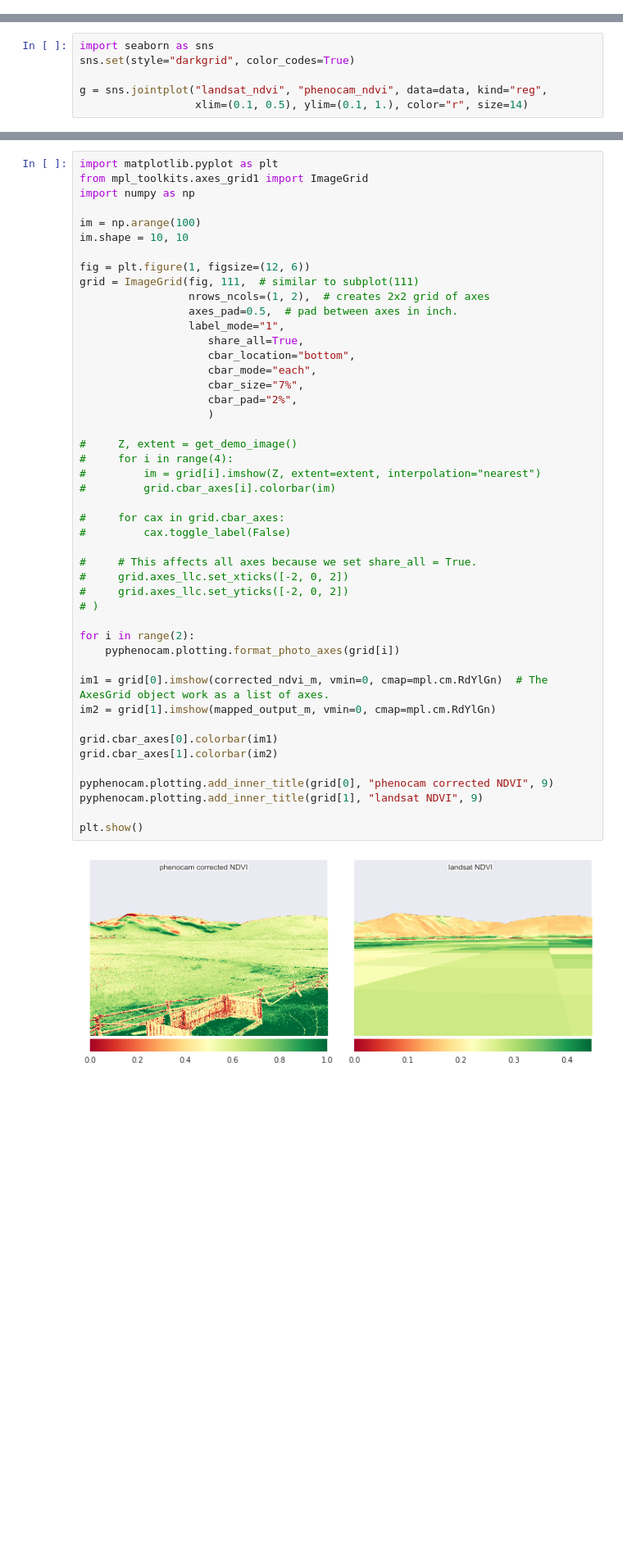
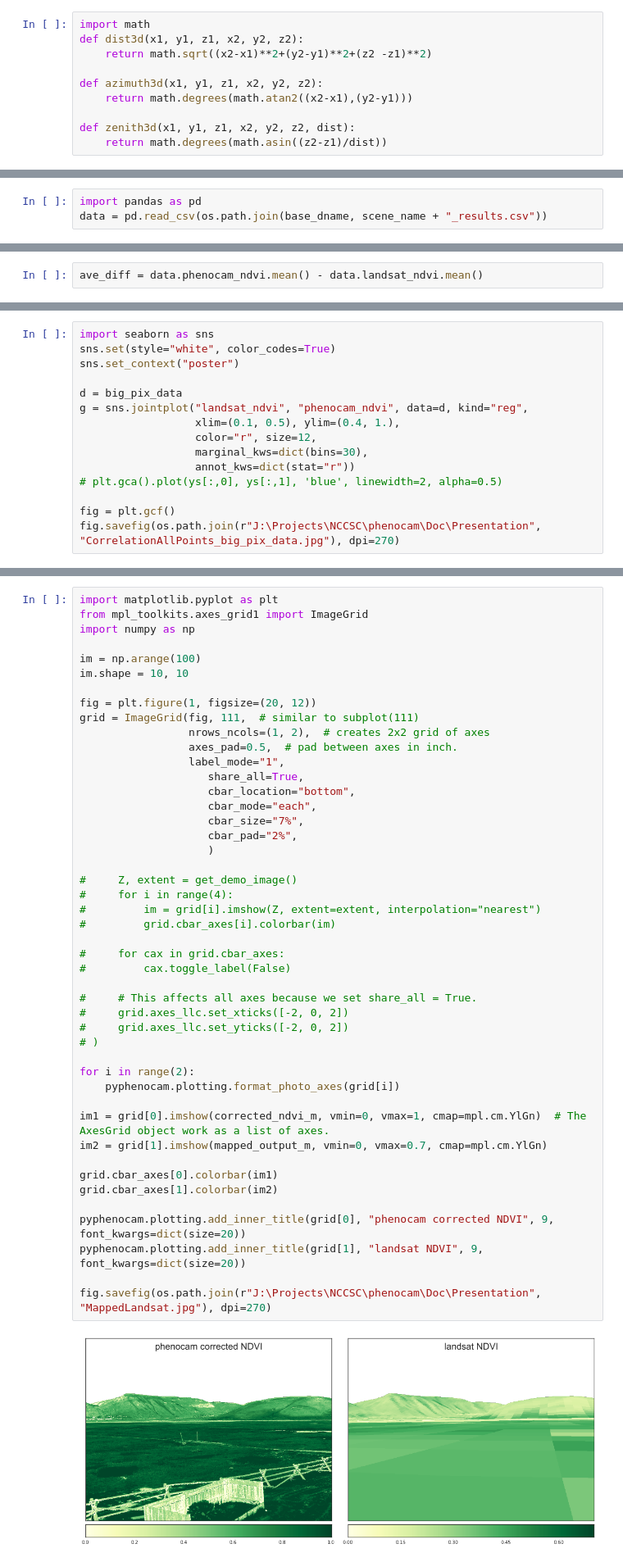
Before and after one commit to ColinTalbert/pyphenocam, a Jupyter notebook: notebooks/overlay_nationalelkrefuge/Aspect and Angle calculation.ipynb, the cells around one changed output, grey strips where cells are left out. Shown at 82% size. Saved outputs shown, nothing was run; the diff lists cells and outputs as text; blank space fills up the shorter version.

```diff
--- a/notebooks/overlay_nationalelkrefuge/Aspect and Angle calculation.ipynb
+++ b/notebooks/overlay_nationalelkrefuge/Aspect and Angle calculation.ipynb
@@ -490,0 +492,10 @@ def get_slope_aspect(col, row):
+# %%
+import math
+def dist3d(x1, y1, z1, x2, y2, z2):
+    return math.sqrt((x2-x1)**2+(y2-y1)**2+(z2 -z1)**2)
+
+def azimuth3d(x1, y1, z1, x2, y2, z2):
+    return math.degrees(math.atan2((x2-x1),(y2-y1)))
+
+def zenith3d(x1, y1, z1, x2, y2, z2, dist):
+    return math.degrees(math.asin((z2-z1)/dist))
@@ -546,0 +825,3 @@ data
+# %%
+import pandas as pd
+data = pd.read_csv(os.path.join(base_dname, scene_name + "_results.csv"))
@@ -546,0 +833,2 @@ data
+# %%
+ave_diff = data.phenocam_ndvi.mean() - data.landsat_ndvi.mean()
@@ -547,7 +959,16 @@ data
 # %%
 import seaborn as sns
-sns.set(style="darkgrid", color_codes=True)
+sns.set(style="white", color_codes=True)
+sns.set_context("poster")
 
-g = sns.jointplot("landsat_ndvi", "phenocam_ndvi", data=data, kind="reg",
-                  xlim=(0.1, 0.5), ylim=(0.1, 1.), color="r", size=14)
+d = big_pix_data
+g = sns.jointplot("landsat_ndvi", "phenocam_ndvi", data=d, kind="reg",
+                  xlim=(0.1, 0.5), ylim=(0.4, 1.),
+                  color="r", size=12,
+                  marginal_kws=dict(bins=30),
+                  annot_kws=dict(stat="r"))
+# plt.gca().plot(ys[:,0], ys[:,1], 'blue', linewidth=2, alpha=0.5)
+
+fig = plt.gcf()
+fig.savefig(os.path.join(r"J:\Projects\NCCSC\phenocam\Doc\Presentation", "CorrelationAllPoints_big_pix_data.jpg"), dpi=270)
 # %% [output]
@@ -563,43 +1015,43 @@ import numpy as np
 im = np.arange(100)
 im.shape = 10, 10
 
-fig = plt.figure(1, figsize=(12, 6))
+fig = plt.figure(1, figsize=(20, 12))
 grid = ImageGrid(fig, 111,  # similar to subplot(111)
                  nrows_ncols=(1, 2),  # creates 2x2 grid of axes
                  axes_pad=0.5,  # pad between axes in inch.
                  label_mode="1",
                     share_all=True,
                     cbar_location="bottom",
                     cbar_mode="each",
                     cbar_size="7%",
                     cbar_pad="2%",
                     )
 
 #     Z, extent = get_demo_image()
 #     for i in range(4):
 #         im = grid[i].imshow(Z, extent=extent, interpolation="nearest")
 #         grid.cbar_axes[i].colorbar(im)
 
 #     for cax in grid.cbar_axes:
 #         cax.toggle_label(False)
 
 #     # This affects all axes because we set share_all = True.
 #     grid.axes_llc.set_xticks([-2, 0, 2])
 #     grid.axes_llc.set_yticks([-2, 0, 2])
 # )
 
 for i in range(2):
     pyphenocam.plotting.format_photo_axes(grid[i])
 
-im1 = grid[0].imshow(corrected_ndvi_m, vmin=0, cmap=mpl.cm.RdYlGn)  # The AxesGrid object work as a list of axes.
-im2 = grid[1].imshow(mapped_output_m, vmin=0, cmap=mpl.cm.RdYlGn)
+im1 = grid[0].imshow(corrected_ndvi_m, vmin=0, vmax=1, cmap=mpl.cm.YlGn)  # The AxesGrid object work as a list of axes.
+im2 = grid[1].imshow(mapped_output_m, vmin=0, vmax=0.7, cmap=mpl.cm.YlGn)
 
 grid.cbar_axes[0].colorbar(im1)
 grid.cbar_axes[1].colorbar(im2)
 
-pyphenocam.plotting.add_inner_title(grid[0], "phenocam corrected NDVI", 9)
-pyphenocam.plotting.add_inner_title(grid[1], "landsat NDVI", 9)
+pyphenocam.plotting.add_inner_title(grid[0], "phenocam corrected NDVI", 9, font_kwargs=dict(size=20))
+pyphenocam.plotting.add_inner_title(grid[1], "landsat NDVI", 9, font_kwargs=dict(size=20))
 
-plt.show()
+fig.savefig(os.path.join(r"J:\Projects\NCCSC\phenocam\Doc\Presentation", "MappedLandsat.jpg"), dpi=270)
 # %% [output]
-[figure, old version]
+[figure, new version]
```
Also changed, not shown: parts of 57 cells of this notebook, 1 other file.
